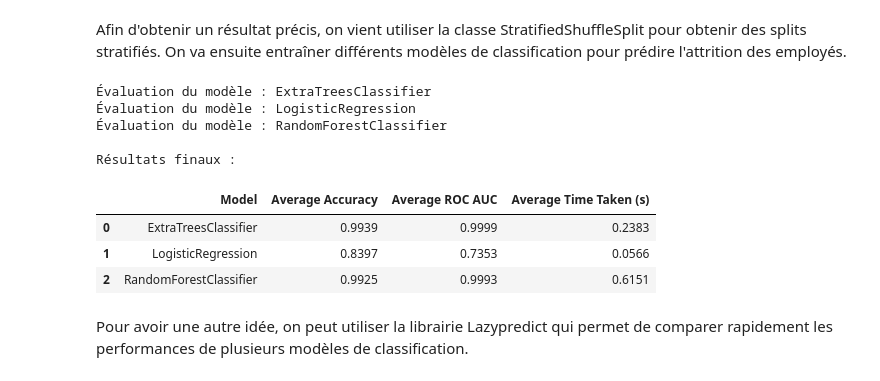
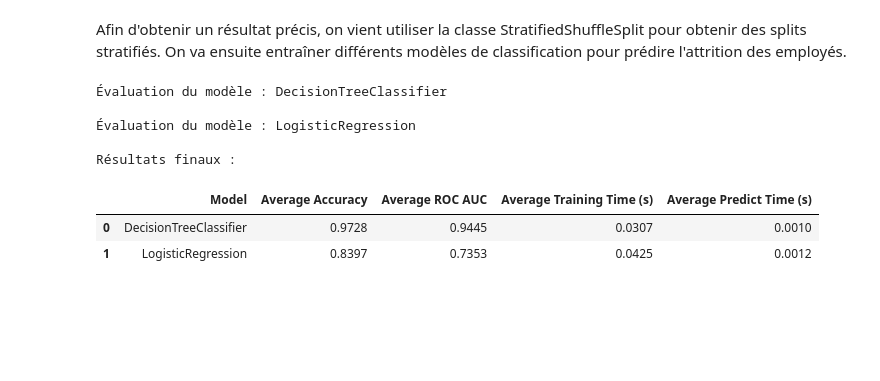
Before and after one commit to warren-gaure/projet-ia, a Jupyter notebook: notebooks/Livrable.ipynb, the cells around one changed output. Saved outputs shown, nothing was run; the diff lists cells and outputs as text; code cells hidden in the pictures; blank space fills up the shorter version.

```diff
--- a/notebooks/Livrable.ipynb
+++ b/notebooks/Livrable.ipynb
@@ -479,15 +551,17 @@ def train_and_evaluate_model(models_selected, n_split):
     # Initialisation des dictionnaires pour stocker les résultats
     accuracies = {}
     roc_aucs = {}
-    time_taken = {}
+    training_time_taken = {}
+    predict_time_taken = {}
 
     # Initialisation des listes pour chaque modèle
     for model in models_selected:
         model_name = model.__class__.__name__
-        print(f"Évaluation du modèle : {model_name}")
+        print(f"\nÉvaluation du modèle : {model_name}")
         accuracies[model_name] = []
         roc_aucs[model_name] = []
-        time_taken[model_name] = []
+        training_time_taken[model_name] = []
+        predict_time_taken[model_name] = []
 
     for train_index, test_index in stratified_split.split(processed_df, processed_df['Attrition']):
         strat_train_set = processed_df.loc[train_index]
@@ -505,7 +579,10 @@ def train_and_evaluate_model(models_selected, n_split):
             end_time = time.time()
 
             y_tests = strat_test_set.drop(['Attrition'], axis=1)
+            start_time_2 = time.time()
             y_pred = model.predict(y_tests)
+            end_time_2 = time.time()
+
             y_proba = model.predict_proba(y_tests)[:,
                       1]
 
@@ -515,36 +592,35 @@ def train_and_evaluate_model(models_selected, n_split):
 
             accuracies[model_name].append(accuracy)
             roc_aucs[model_name].append(roc_auc)
-            time_taken[model_name].append(end_time - start_time)
+            training_time_taken[model_name].append(end_time - start_time)
+            predict_time_taken[model_name].append(end_time_2 - start_time_2)
+
 
     # Création du DataFrame des résultats
     results_df = pd.DataFrame({
         'Model': list(accuracies.keys()),
         'Average Accuracy': [np.mean(acc) for acc in accuracies.values()],
         'Average ROC AUC': [sum(roc) / len(roc) for roc in roc_aucs.values()],
-        'Average Time Taken (s)': [sum(time_t) / len(time_t) for time_t in time_taken.values()]
+        'Average Training Time (s)': [sum(time_t) / len(time_t) for time_t in training_time_taken.values()],
+        'Average Predict Time (s)': [sum(time_t) / len(time_t) for time_t in predict_time_taken.values()]
     })
 
     print("\nRésultats finaux :")
     return results_df
 # %%
-# Initialisation du modèle ExtraTreesClassifier
-extra_tree_model = ExtraTreesClassifier(n_estimators=50)
-logistic_model = LogisticRegression(random_state=42)
-rf_model = RandomForestClassifier(n_estimators=100, random_state=42)
+# Initialisation des modèles
+decision_tree_model = DecisionTreeClassifier()
+logistic_model = LogisticRegression()
 pd.set_option('display.float_format', '{:.4f}'.format)
 
-models = [extra_tree_model, logistic_model, rf_model]
+models = [decision_tree_model, logistic_model]
 train_and_evaluate_model(models, 5)
 # %% [output]
-Évaluation du modèle : ExtraTreesClassifier
+Évaluation du modèle : DecisionTreeClassifier
+
 Évaluation du modèle : LogisticRegression
-Évaluation du modèle : RandomForestClassifier
 
 Résultats finaux :
-|  | Model | Average Accuracy | Average ROC AUC | Average Time Taken (s) |
-| 0 | ExtraTreesClassifier | 0.9939 | 0.9999 | 0.2383 |
-| 1 | LogisticRegression | 0.8397 | 0.7353 | 0.0566 |
-| 2 | RandomForestClassifier | 0.9925 | 0.9993 | 0.6151 |
+|  | Model | Average Accuracy | Average ROC AUC | Average Training Time (s) | Average Predict Time (s) |
+| 0 | DecisionTreeClassifier | 0.9728 | 0.9445 | 0.0307 | 0.0010 |
+| 1 | LogisticRegression | 0.8397 | 0.7353 | 0.0425 | 0.0012 |
-# %% [markdown]
-Pour avoir une autre idée, on peut utiliser la librairie Lazypredict qui permet de comparer rapidement les performances de plusieurs modèles de classification.
```
Also changed, not shown: parts of 15 cells of this notebook.
